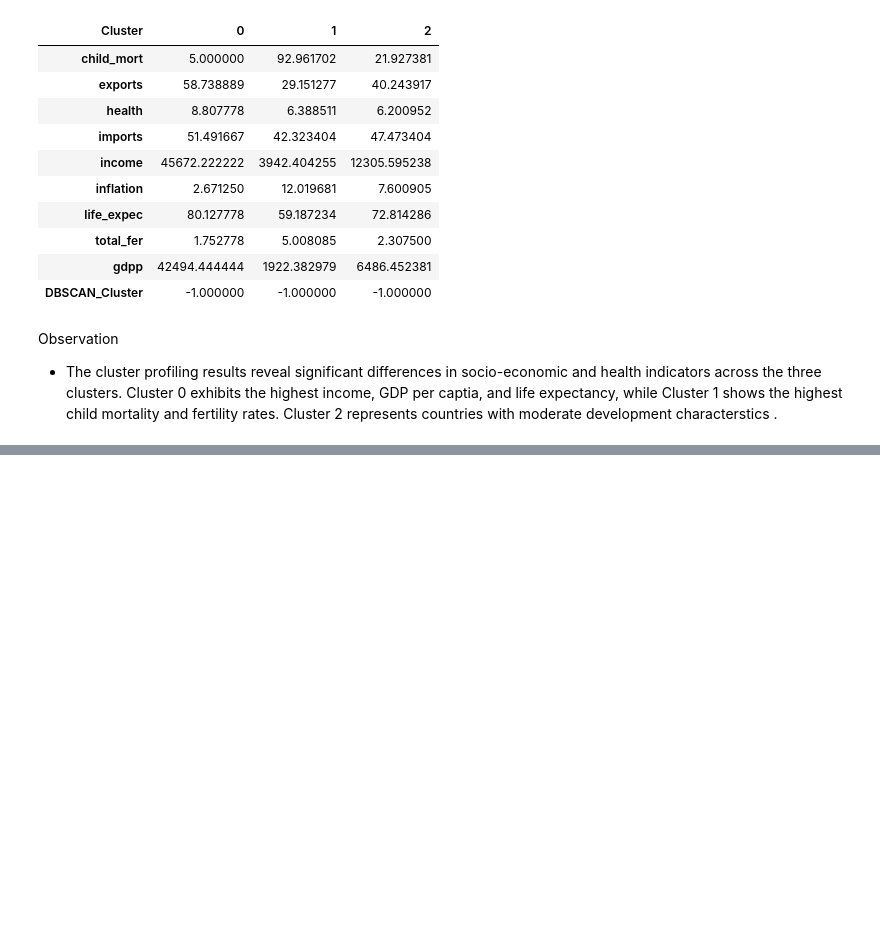
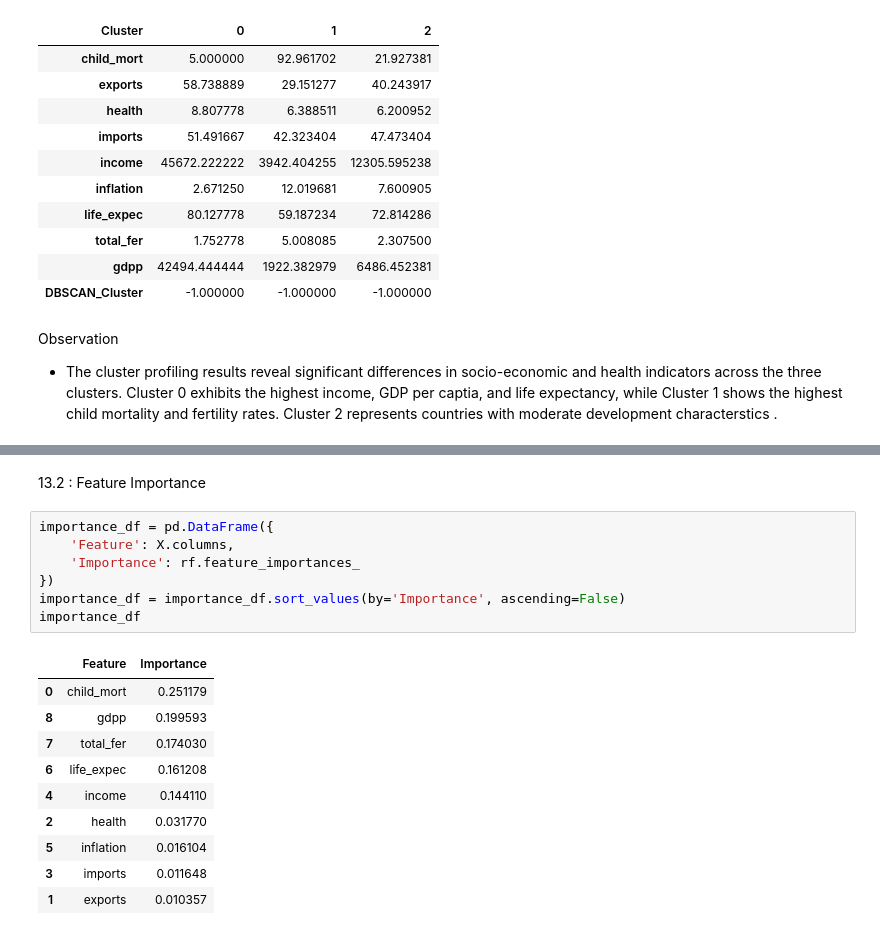
Before and after one commit to SriSharanya-617/CEI_Internship, a Jupyter notebook: week3_SriSharanya.ipynb, the cells around one changed output, grey strips where cells are left out. Cells and saved outputs as stored; diff of their text form; blank space fills up the shorter version.

```diff
--- a/week3_SriSharanya.ipynb
+++ b/week3_SriSharanya.ipynb
@@ -470,0 +507,20 @@ Observation
+# %% [markdown]
+13.2 : Feature Importance
+# %%
+importance_df = pd.DataFrame({
+    'Feature': X.columns,
+    'Importance': rf.feature_importances_
+})
+importance_df = importance_df.sort_values(by='Importance', ascending=False)
+importance_df
+# %% [output]
+|  | Feature | Importance |
+| 0 | child_mort | 0.251179 |
+| 8 | gdpp | 0.199593 |
+| 7 | total_fer | 0.174030 |
+| 6 | life_expec | 0.161208 |
+| 4 | income | 0.144110 |
+| 2 | health | 0.031770 |
+| 5 | inflation | 0.016104 |
+| 3 | imports | 0.011648 |
+| 1 | exports | 0.010357 |
```
Also changed, not shown: parts of 14 cells of this notebook.
